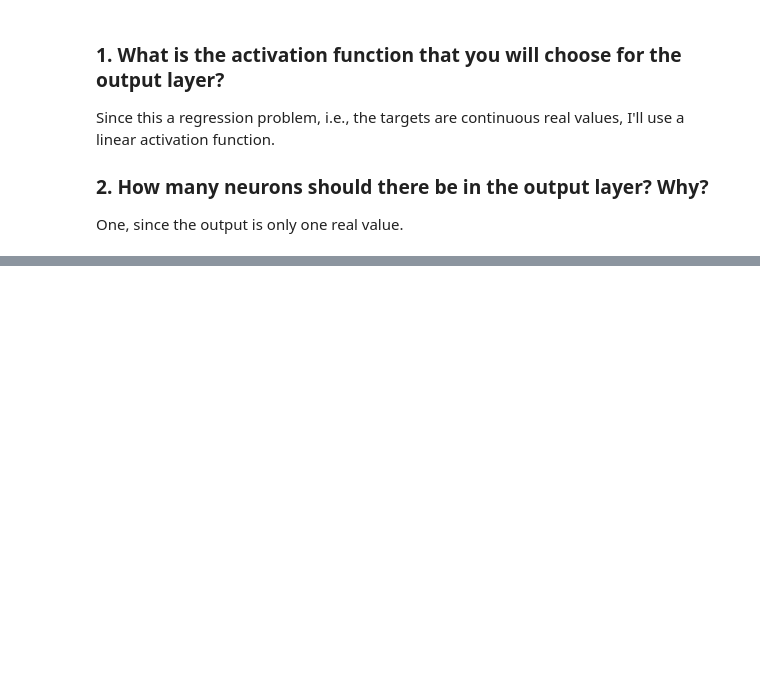
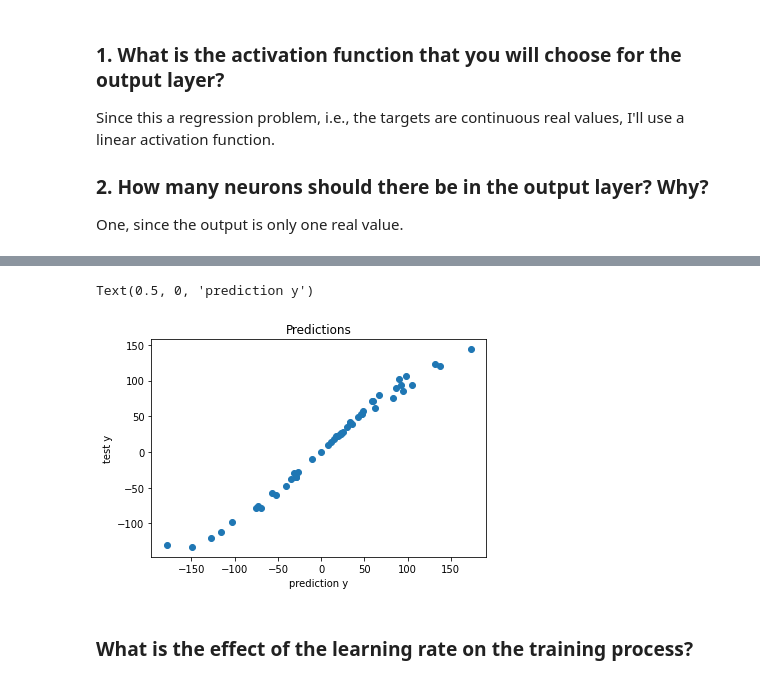
Before and after one commit to anav1001/CS-5783-Fall2022, a Jupyter notebook: Assignment-2/Assignment_2.ipynb, the cells around one changed output, grey strips where cells are left out. Cells and saved outputs as stored; diff of their text form; code cells hidden in the pictures; blank space fills up the shorter version.

```diff
--- a/Assignment-2/Assignment_2.ipynb
+++ b/Assignment-2/Assignment_2.ipynb
@@ -173,0 +224,10 @@ parameters = NN(X_train, Y_train, 4, num_iterations=1000)
+# %%
+plt.scatter(Y_test,predictions)
+plt.title("Predictions")
+plt.ylabel("test y")
+plt.xlabel("prediction y")
+# %% [output]
+Text(0.5, 0, 'prediction y')
+[figure, added]
+# %% [markdown]
+### What is the effect of the learning rate on the training process?
```
Also changed, not shown: parts of 18 cells of this notebook.
